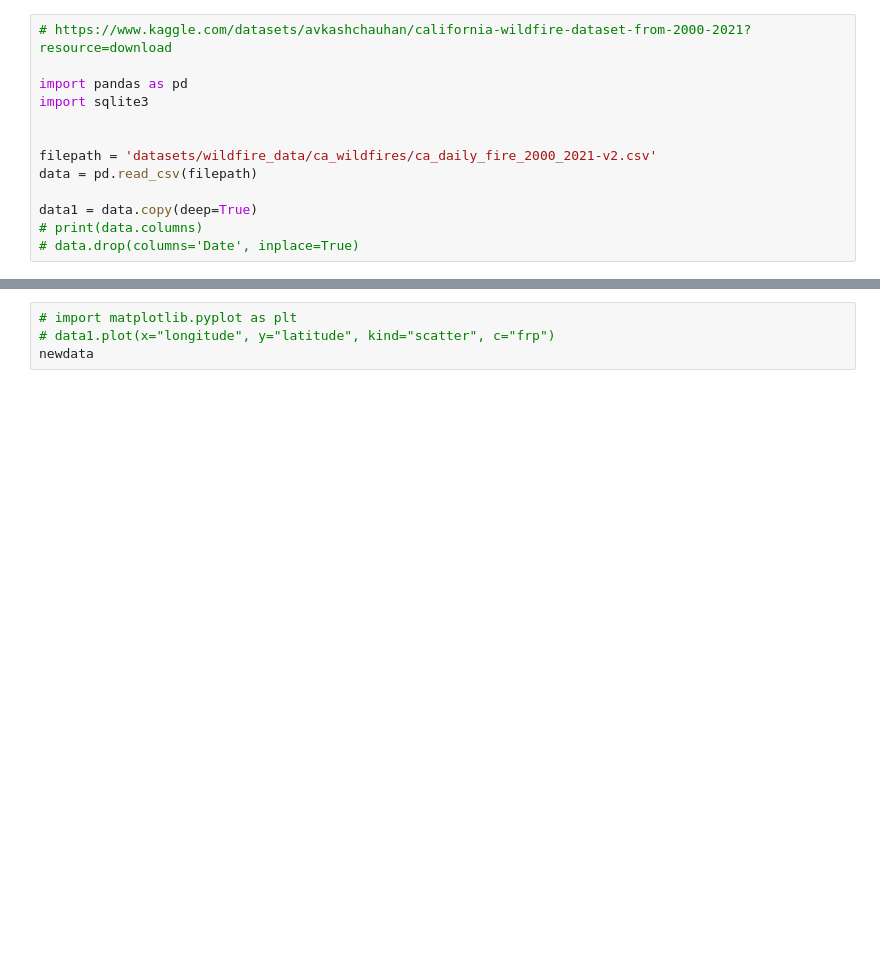
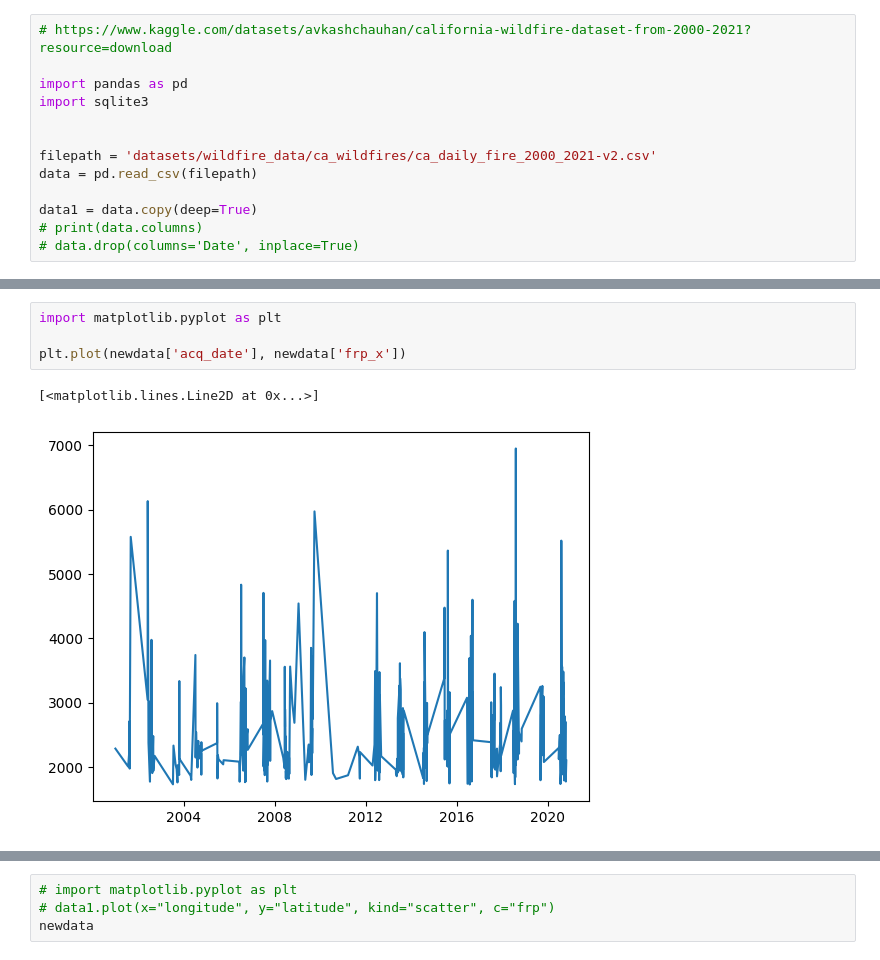
Before and after one commit to UIUC-DSC/Data-Nerds, a Jupyter notebook: wildfire_data_cleaning.ipynb, the cells around one changed output, grey strips where cells are left out. Saved outputs shown, nothing was run; the diff lists cells and outputs as text; blank space fills up the shorter version.

```diff
--- a/wildfire_data_cleaning.ipynb
+++ b/wildfire_data_cleaning.ipynb
@@ -112,2 +205,9 @@ newdata.sort_values('frp_y', ascending = False)
+# %%
+import matplotlib.pyplot as plt
+
+plt.plot(newdata['acq_date'], newdata['frp_x'])
+# %% [output]
+[<matplotlib.lines.Line2D at 0x...>]
+[figure, added]
 # %%
 newdata.groupby(newdata['acq_date'].dt.year)['frp']
```
Also changed, not shown: parts of 9 cells of this notebook, 6 other files.
